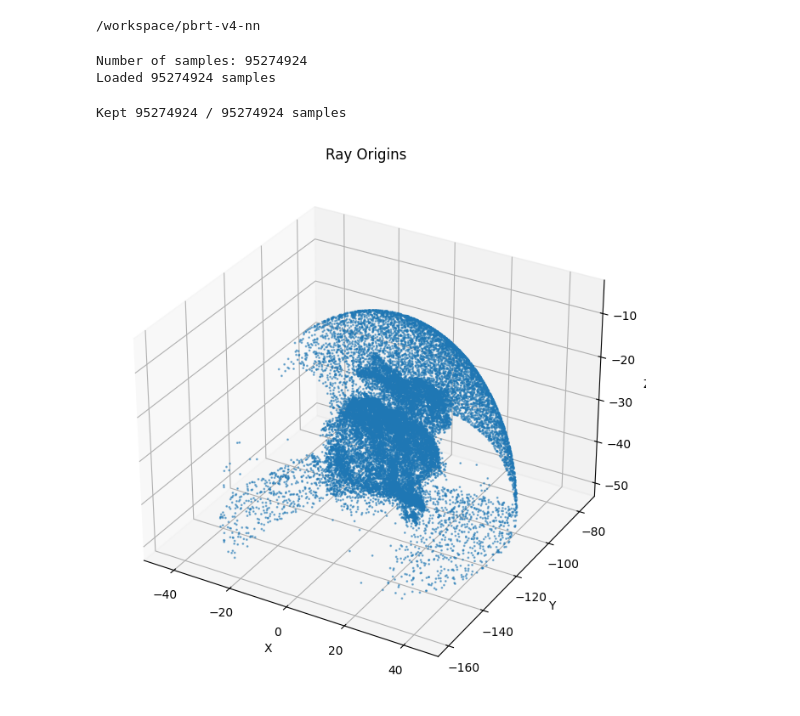
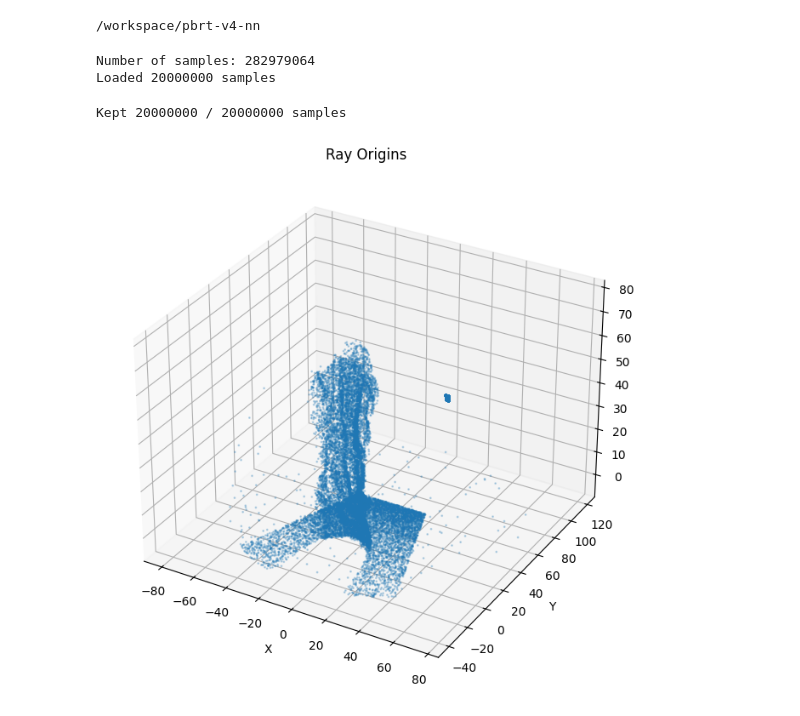
Before and after one commit to Nigelev77/pbrt-v4-nn, a Jupyter notebook: py/visualizer.ipynb, the cells around one changed output. Saved outputs shown, nothing was run; the diff lists cells and outputs as text; code cells hidden in the pictures.

```diff
--- a/py/visualizer.ipynb
+++ b/py/visualizer.ipynb
@@ -19,12 +19,12 @@ print(os.getcwd())
 # %% [output]
 /workspace/pbrt-v4-nn
 # %%
-with open("default_primitive_output_target.bin", "rb") as file:
+with open("training_explosion.bin", "rb") as file:
     num_samples = np.frombuffer(file.read(8), dtype=np.uint64)[0]
 
     print(f"Number of samples: {num_samples}")
-
-    data = np.frombuffer(file.read(), dtype=dtype)
+    num_samples = min(20000000, num_samples)
+    data = np.frombuffer(file.read(), count=num_samples, dtype=dtype)
 
 
 print(f"Loaded {len(data)} samples")
@@ -36,8 +36,8 @@ L_after_gpu = cp.asarray(data['L_after_rgb'])
 T_after_gpu = cp.asarray(data['T_after'])
 tMax_gpu = cp.asarray(data['tMax'])
 # %% [output]
-Number of samples: 95274924
-Loaded 95274924 samples
+Number of samples: 282979064
+Loaded 20000000 samples
 # %%
 valid_mask = np.isfinite(data['tMax'].flatten())
 
@@ -52,12 +52,12 @@ tMax_gpu = tMax_gpu[valid_mask]
 
 print(f"Kept {len(o_gpu)} / {len(data)} samples")
 # %% [output]
-Kept 95274924 / 95274924 samples
+Kept 20000000 / 20000000 samples
 # %%
 
 import random as rand
 
-batch_size = 25000
+batch_size = 75000
 
 indices = cp.random.choice(len(o_gpu), size=min(batch_size, len(o_gpu)), replace=False)
 
@@ -73,23 +73,23 @@ random_batch = {
 # %%
 from mpl_toolkits.mplot3d import Axes3D
 
 
 o_cpu = cp.asnumpy(random_batch['o'])
 
 fig = plt.figure(figsize=(10, 8))
 
 ax = fig.add_subplot(111, projection='3d')
 
-ax.scatter(o_cpu[:, 0], o_cpu[:, 1], o_cpu[:, 2], s=1, alpha=0.5)
+ax.scatter(o_cpu[:, 0], o_cpu[:, 1], o_cpu[:, 2], s=1, alpha=0.25)
 
 ax.set_xlabel('X')
 ax.set_ylabel('Y')
 ax.set_zlabel('Z')
 ax.set_title('Ray Origins')
 
 plt.show()
 # %% [output]
-[figure, old version]
+[figure, new version]
 # %%
 
 
```
Also changed, not shown: parts of 4 cells of this notebook, 2 other files.
